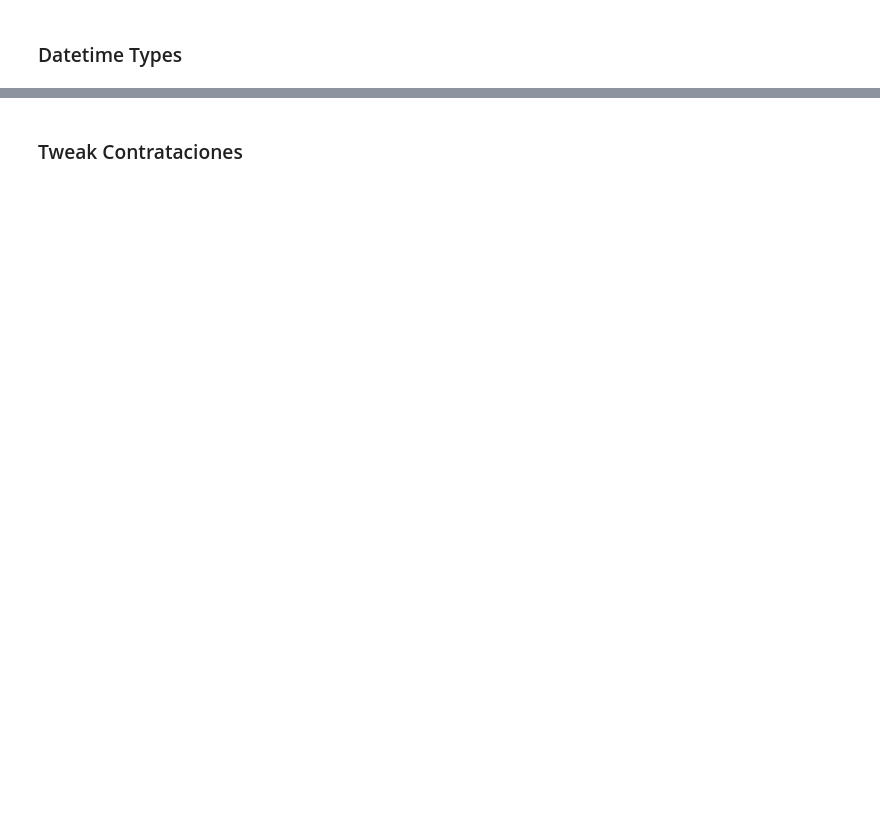
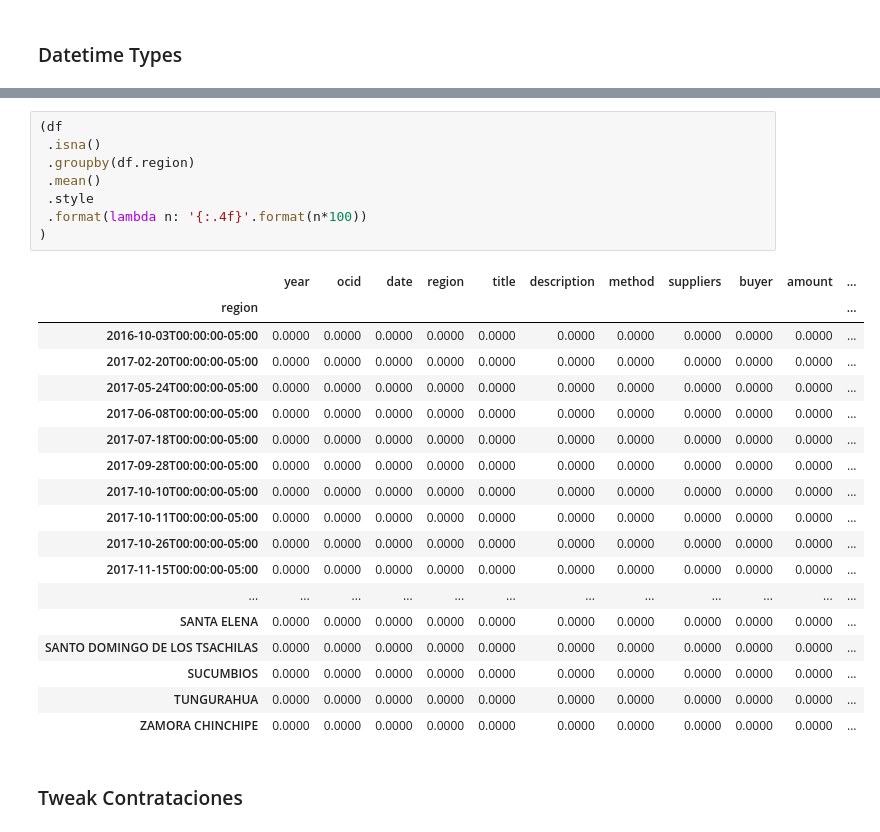
Before and after one commit to DHubAnalytics/contratacion, a Jupyter notebook: notebooks/DBExplor.ipynb, the cells around one changed output, grey strips where cells are left out. Cells and saved outputs as stored; diff of their text form; blank space fills up the shorter version.

```diff
--- a/notebooks/DBExplor.ipynb
+++ b/notebooks/DBExplor.ipynb
@@ -155,2 +210,29 @@ for size in ['float16', 'float32', 'float64']:
+# %%
+(df
+ .isna()
+ .groupby(df.region)
+ .mean()
+ .style
+ .format(lambda n: '{:.4f}'.format(n*100))
+)
+# %% [output]
+|  | year | ocid | date | region | title | description | method | suppliers | buyer | amount | ... |
+| region |  |  |  |  |  |  |  |  |  |  | ... |
+| 2016-10-03T00:00:00-05:00 | 0.0000 | 0.0000 | 0.0000 | 0.0000 | 0.0000 | 0.0000 | 0.0000 | 0.0000 | 0.0000 | 0.0000 | ... |
+| 2017-02-20T00:00:00-05:00 | 0.0000 | 0.0000 | 0.0000 | 0.0000 | 0.0000 | 0.0000 | 0.0000 | 0.0000 | 0.0000 | 0.0000 | ... |
+| 2017-05-24T00:00:00-05:00 | 0.0000 | 0.0000 | 0.0000 | 0.0000 | 0.0000 | 0.0000 | 0.0000 | 0.0000 | 0.0000 | 0.0000 | ... |
+| 2017-06-08T00:00:00-05:00 | 0.0000 | 0.0000 | 0.0000 | 0.0000 | 0.0000 | 0.0000 | 0.0000 | 0.0000 | 0.0000 | 0.0000 | ... |
+| 2017-07-18T00:00:00-05:00 | 0.0000 | 0.0000 | 0.0000 | 0.0000 | 0.0000 | 0.0000 | 0.0000 | 0.0000 | 0.0000 | 0.0000 | ... |
+| 2017-09-28T00:00:00-05:00 | 0.0000 | 0.0000 | 0.0000 | 0.0000 | 0.0000 | 0.0000 | 0.0000 | 0.0000 | 0.0000 | 0.0000 | ... |
+| 2017-10-10T00:00:00-05:00 | 0.0000 | 0.0000 | 0.0000 | 0.0000 | 0.0000 | 0.0000 | 0.0000 | 0.0000 | 0.0000 | 0.0000 | ... |
+| 2017-10-11T00:00:00-05:00 | 0.0000 | 0.0000 | 0.0000 | 0.0000 | 0.0000 | 0.0000 | 0.0000 | 0.0000 | 0.0000 | 0.0000 | ... |
+| 2017-10-26T00:00:00-05:00 | 0.0000 | 0.0000 | 0.0000 | 0.0000 | 0.0000 | 0.0000 | 0.0000 | 0.0000 | 0.0000 | 0.0000 | ... |
+| 2017-11-15T00:00:00-05:00 | 0.0000 | 0.0000 | 0.0000 | 0.0000 | 0.0000 | 0.0000 | 0.0000 | 0.0000 | 0.0000 | 0.0000 | ... |
+| ... | ... | ... | ... | ... | ... | ... | ... | ... | ... | ... | ... |
+| SANTA ELENA | 0.0000 | 0.0000 | 0.0000 | 0.0000 | 0.0000 | 0.0000 | 0.0000 | 0.0000 | 0.0000 | 0.0000 | ... |
+| SANTO DOMINGO DE LOS TSACHILAS | 0.0000 | 0.0000 | 0.0000 | 0.0000 | 0.0000 | 0.0000 | 0.0000 | 0.0000 | 0.0000 | 0.0000 | ... |
+| SUCUMBIOS | 0.0000 | 0.0000 | 0.0000 | 0.0000 | 0.0000 | 0.0000 | 0.0000 | 0.0000 | 0.0000 | 0.0000 | ... |
+| TUNGURAHUA | 0.0000 | 0.0000 | 0.0000 | 0.0000 | 0.0000 | 0.0000 | 0.0000 | 0.0000 | 0.0000 | 0.0000 | ... |
+| ZAMORA CHINCHIPE | 0.0000 | 0.0000 | 0.0000 | 0.0000 | 0.0000 | 0.0000 | 0.0000 | 0.0000 | 0.0000 | 0.0000 | ... |
 # %% [markdown]
 ### Tweak Contrataciones
```
Also changed, not shown: parts of 32 cells of this notebook.
